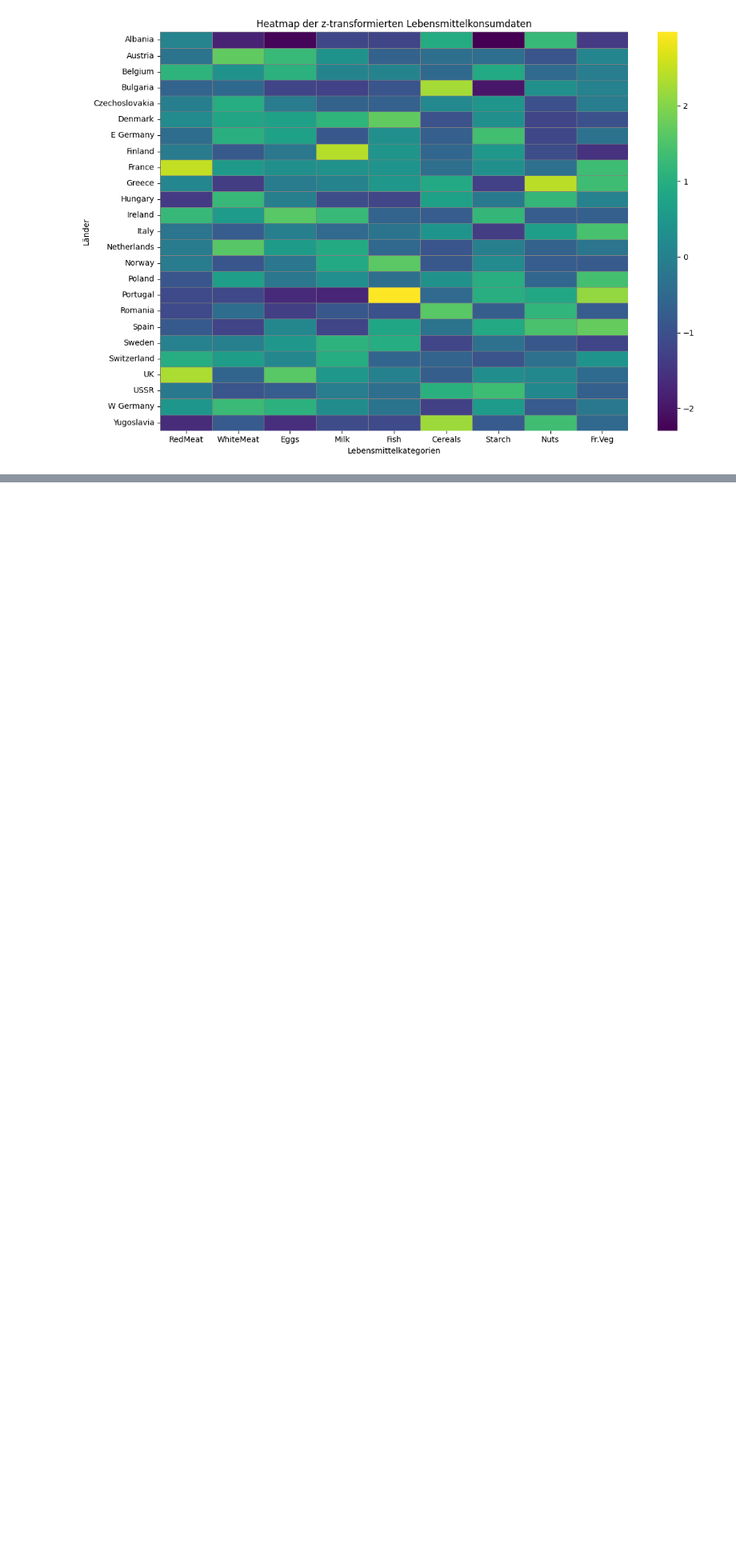
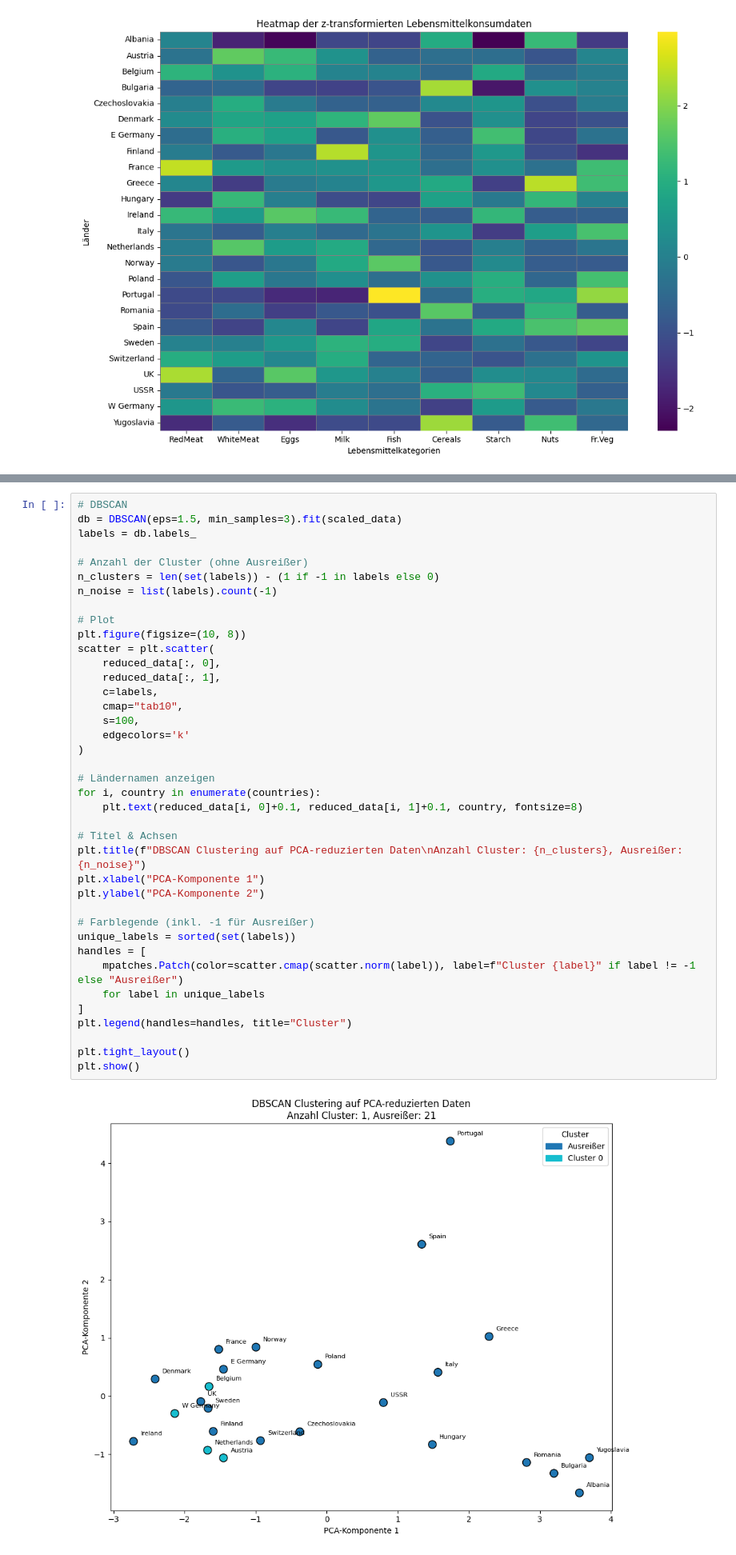
Before and after one commit to lilithUmit/AMLHC_Tasks_LH, a Jupyter notebook: src/python/task3_1.ipynb, the cells around one changed output, grey strips where cells are left out. Shown: that part at 80% size. Cells and saved outputs as stored; diff of their text form; blank space fills up the shorter version.

Commit message:
DBSCAN beschriftet

```diff
--- a/src/python/task3_1.ipynb
+++ b/src/python/task3_1.ipynb
@@ -201,0 +193,41 @@ plt.show()
+# %%
+# DBSCAN
+db = DBSCAN(eps=1.5, min_samples=3).fit(scaled_data)
+labels = db.labels_
+
+# Anzahl der Cluster (ohne Ausreißer)
+n_clusters = len(set(labels)) - (1 if -1 in labels else 0)
+n_noise = list(labels).count(-1)
+
+# Plot
+plt.figure(figsize=(10, 8))
+scatter = plt.scatter(
+    reduced_data[:, 0],
+    reduced_data[:, 1],
+    c=labels,
+    cmap="tab10",
+    s=100,
+    edgecolors='k'
+)
+
+# Ländernamen anzeigen
+for i, country in enumerate(countries):
+    plt.text(reduced_data[i, 0]+0.1, reduced_data[i, 1]+0.1, country, fontsize=8)
+
+# Titel & Achsen
+plt.title(f"DBSCAN Clustering auf PCA-reduzierten Daten\nAnzahl Cluster: {n_clusters}, Ausreißer: {n_noise}")
+plt.xlabel("PCA-Komponente 1")
+plt.ylabel("PCA-Komponente 2")
+
+# Farblegende (inkl. -1 für Ausreißer)
+unique_labels = sorted(set(labels))
+handles = [
+    mpatches.Patch(color=scatter.cmap(scatter.norm(label)), label=f"Cluster {label}" if label != -1 else "Ausreißer")
+    for label in unique_labels
+]
+plt.legend(handles=handles, title="Cluster")
+
+plt.tight_layout()
+plt.show()
+# %% [output]
+[figure, added]
```
Also changed, not shown: parts of 3 cells of this notebook.
